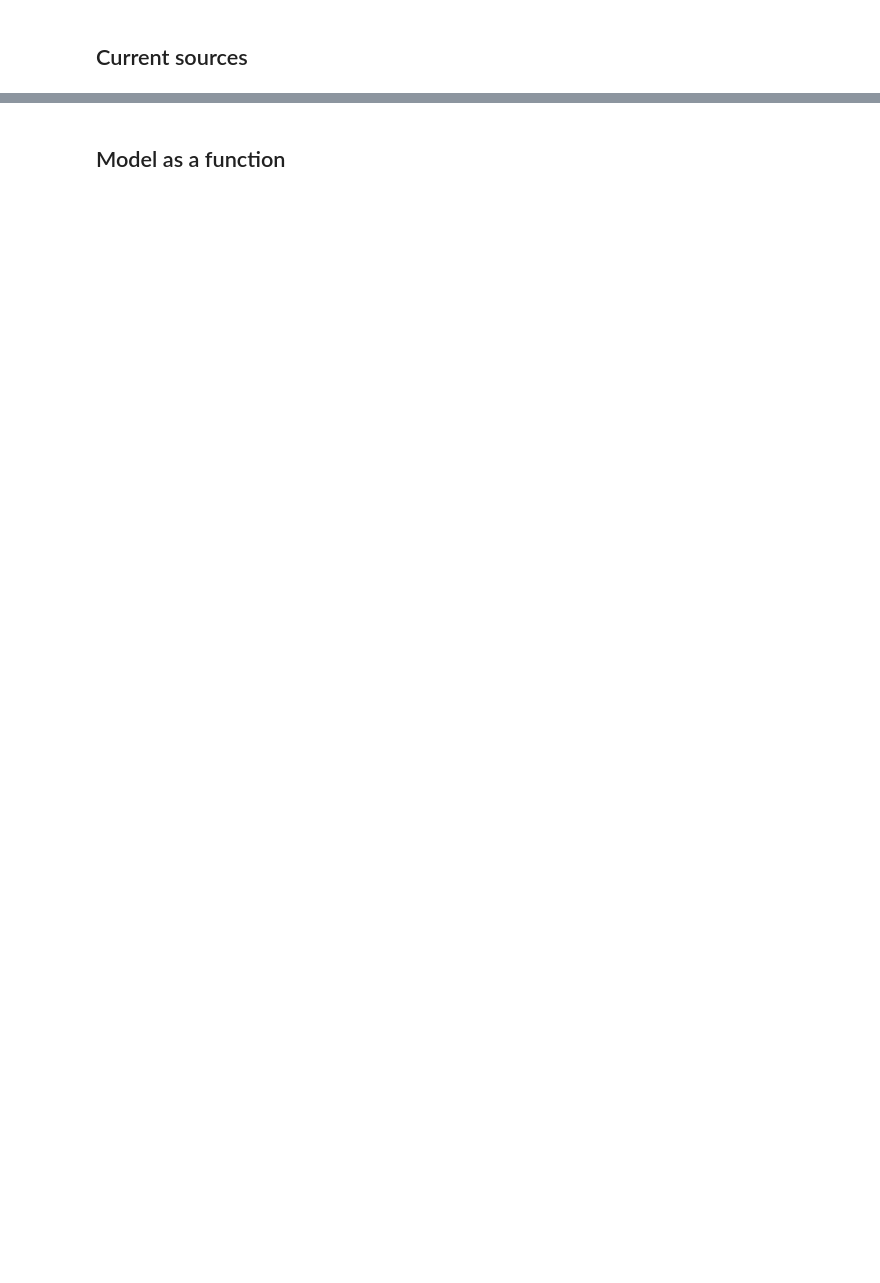
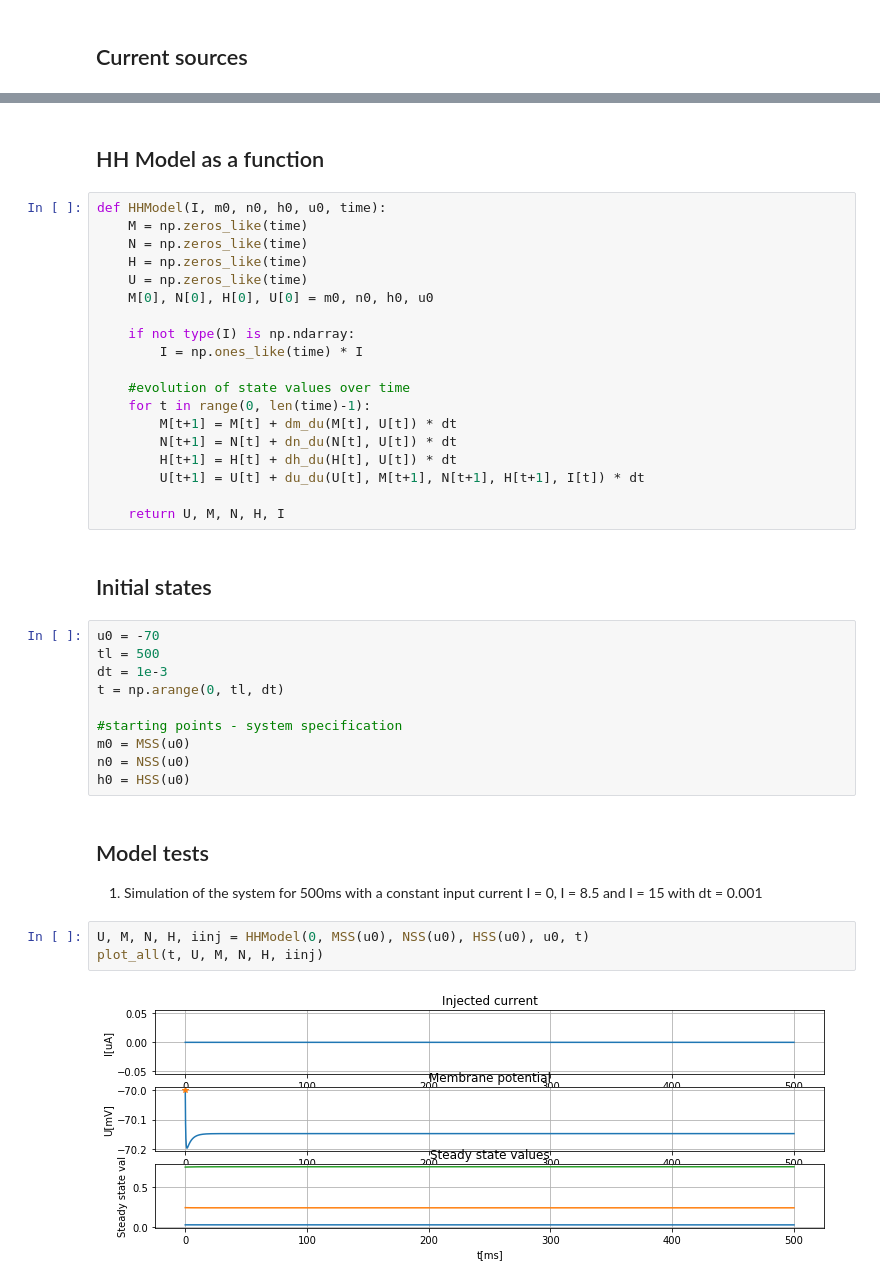
Before and after one commit to alTeska/CN-Lab, a Jupyter notebook: HHModel.ipynb, the cells around one changed output, grey strips where cells are left out. Drawn from its saved outputs; the diff is of its cells as text; blank space fills up the shorter version.

```diff
--- a/HHModel.ipynb
+++ b/HHModel.ipynb
@@ -50,2 +109,41 @@ def HSS(u): return alpha_h(u) / (alpha_h(u) + beta_h(u))
 # %% [markdown]
-## Model as a function
+## HH Model as a function
+# %%
+def HHModel(I, m0, n0, h0, u0, time):
+    M = np.zeros_like(time)
+    N = np.zeros_like(time)
+    H = np.zeros_like(time)
+    U = np.zeros_like(time)
+    M[0], N[0], H[0], U[0] = m0, n0, h0, u0
+
+    if not type(I) is np.ndarray:
+        I = np.ones_like(time) * I
+
+    #evolution of state values over time
+    for t in range(0, len(time)-1):
+        M[t+1] = M[t] + dm_du(M[t], U[t]) * dt
+        N[t+1] = N[t] + dn_du(N[t], U[t]) * dt
+        H[t+1] = H[t] + dh_du(H[t], U[t]) * dt
+        U[t+1] = U[t] + du_du(U[t], M[t+1], N[t+1], H[t+1], I[t]) * dt
+
+    return U, M, N, H, I
+# %% [markdown]
+## Initial states
+# %%
+u0 = -70
+tl = 500
+dt = 1e-3
+t = np.arange(0, tl, dt)
+
+#starting points - system specification
+m0 = MSS(u0)
+n0 = NSS(u0)
+h0 = HSS(u0)
+# %% [markdown]
+## Model tests
+1. Simulation of the system for 500ms with a constant input current I = 0, I = 8.5 and I = 15 with dt = 0.001
+# %%
+U, M, N, H, iinj = HHModel(0, MSS(u0), NSS(u0), HSS(u0), u0, t)
+plot_all(t, U, M, N, H, iinj)
+# %% [output]
+[figure, added]
```
Also changed, not shown: parts of 12 cells of this notebook, 6 other files.
